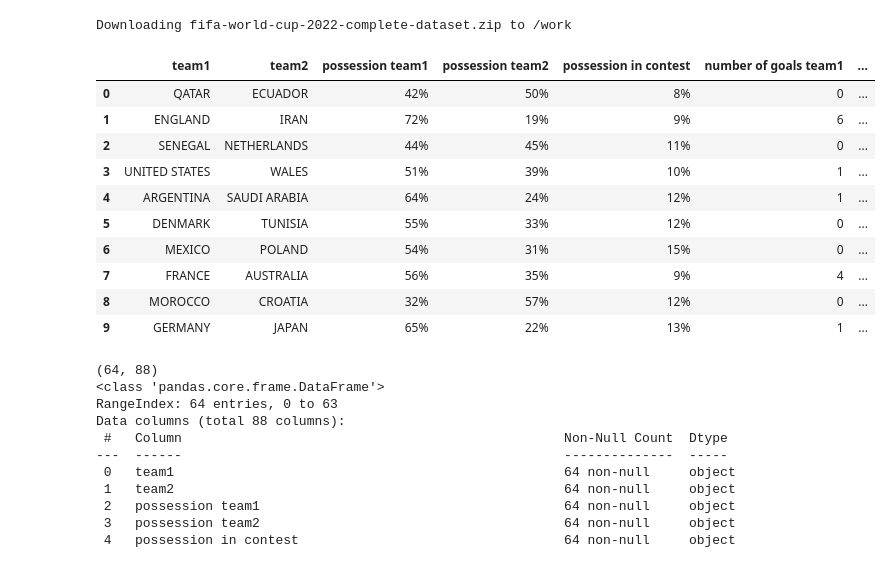
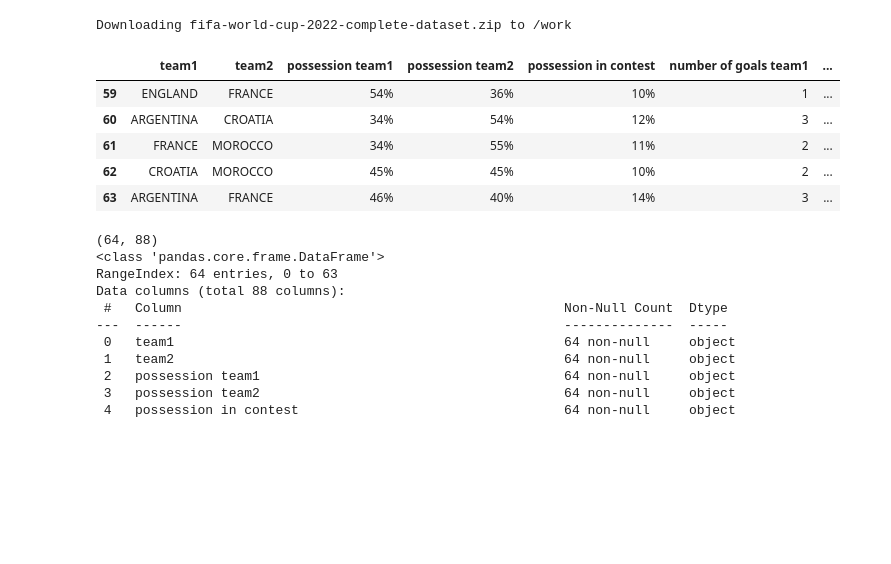
Before and after one commit to AdrielSalguero/Qatar-2022-games-analysis, a Jupyter notebook: deepnote/Qatar-2022-analysis/Global.ipynb, the cells around one changed output. Cells and saved outputs as stored; diff of their text form; code cells hidden in the pictures; blank space fills up the shorter version.

```diff
--- a/deepnote/Qatar-2022-analysis/Global.ipynb
+++ b/deepnote/Qatar-2022-analysis/Global.ipynb
@@ -53,19 +53,14 @@ def bokeh_deepnote_show(plot):
 # %%
 qatar_origin_df = pd.read_csv('/work/Fifa_world_cup_matches.csv')
 
-qatar_origin_df.head(10)
+qatar_origin_df.tail(5)
 # %% [output]
 |  | team1 | team2 | possession team1 | possession team2 | possession in contest | number of goals team1 | ... |
-| 0 | QATAR | ECUADOR | 42% | 50% | 8% | 0 | ... |
-| 1 | ENGLAND | IRAN | 72% | 19% | 9% | 6 | ... |
-| 2 | SENEGAL | NETHERLANDS | 44% | 45% | 11% | 0 | ... |
-| 3 | UNITED STATES | WALES | 51% | 39% | 10% | 1 | ... |
-| 4 | ARGENTINA | SAUDI ARABIA | 64% | 24% | 12% | 1 | ... |
-| 5 | DENMARK | TUNISIA | 55% | 33% | 12% | 0 | ... |
-| 6 | MEXICO | POLAND | 54% | 31% | 15% | 0 | ... |
-| 7 | FRANCE | AUSTRALIA | 56% | 35% | 9% | 4 | ... |
-| 8 | MOROCCO | CROATIA | 32% | 57% | 12% | 0 | ... |
-| 9 | GERMANY | JAPAN | 65% | 22% | 13% | 1 | ... |
+| 59 | ENGLAND | FRANCE | 54% | 36% | 10% | 1 | ... |
+| 60 | ARGENTINA | CROATIA | 34% | 54% | 12% | 3 | ... |
+| 61 | FRANCE | MOROCCO | 34% | 55% | 11% | 2 | ... |
+| 62 | CROATIA | MOROCCO | 45% | 45% | 10% | 2 | ... |
+| 63 | ARGENTINA | FRANCE | 46% | 40% | 14% | 3 | ... |
 # %%
 print(qatar_origin_df.shape)
 print(qatar_origin_df.info())
```
Also changed, not shown: parts of 23 cells of this notebook.
